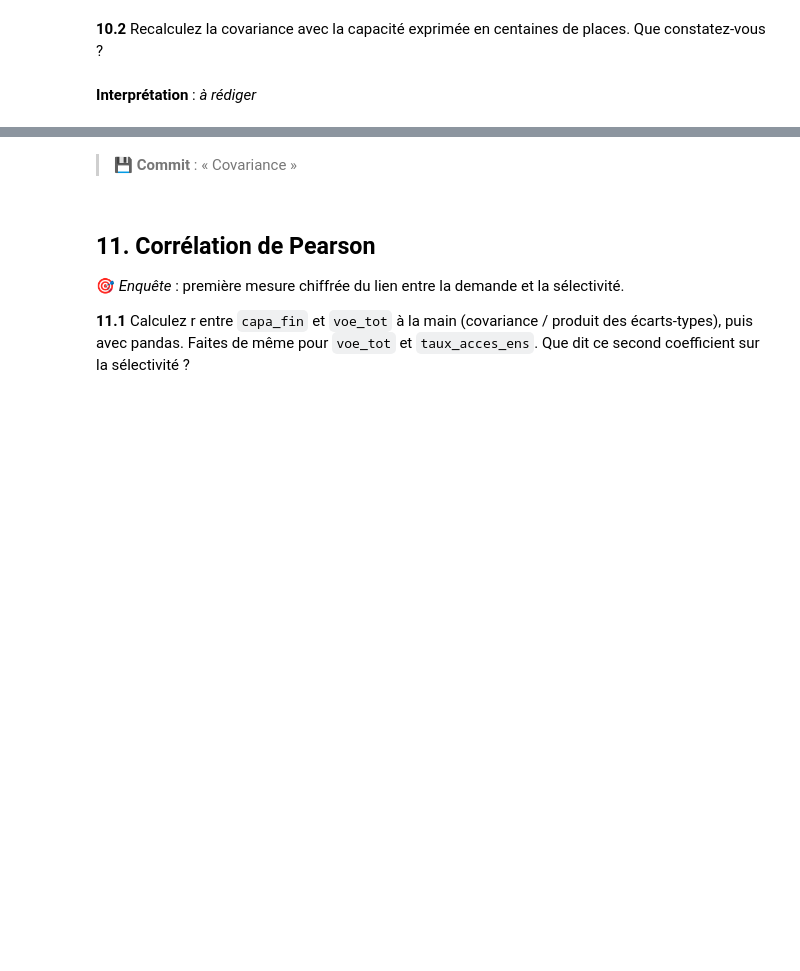
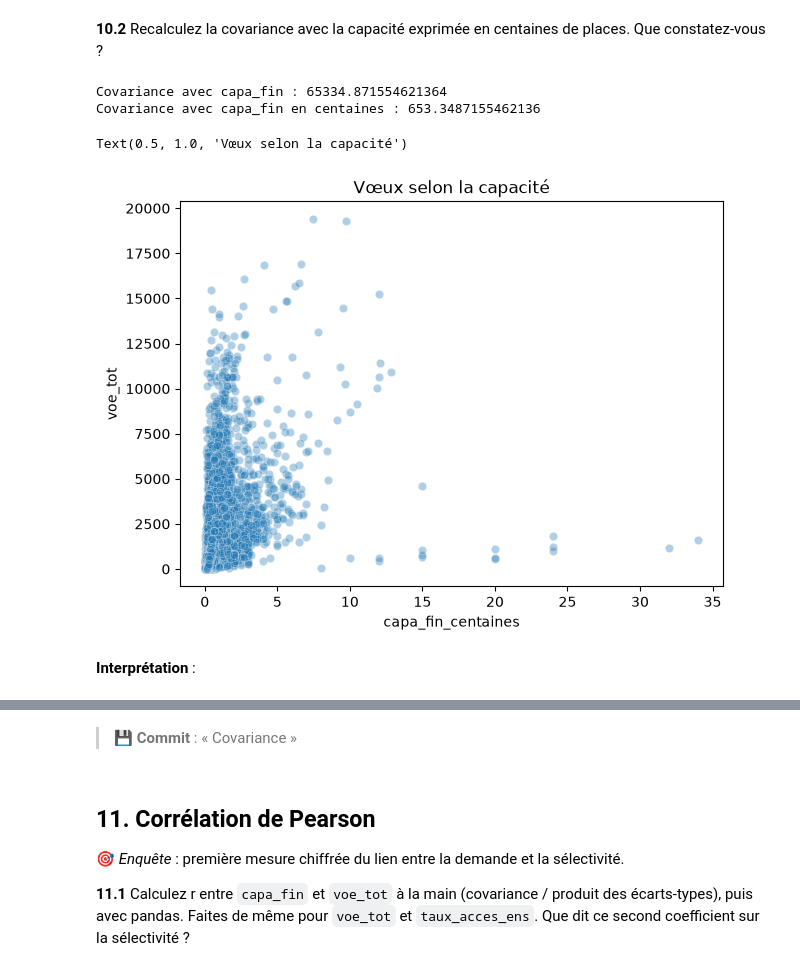
Before and after one commit to Anaisblk/Analyse-Parcoursup, a Jupyter notebook: TP_Parcoursup.ipynb, the cells around one changed output, grey strips where cells are left out. Drawn from its saved outputs; the diff is of its cells as text; code cells hidden in the pictures; blank space fills up the shorter version.

```diff
--- a/TP_Parcoursup.ipynb
+++ b/TP_Parcoursup.ipynb
@@ -776,4 +793,19 @@ Une formation typique a un taux d'accès proche de 54 %, donc environ un candida
 # %% [markdown]
 **10.2** Recalculez la covariance avec la capacité exprimée en centaines de places. Que constatez-vous ?
+# %%
+sub = df[["capa_fin", "voe_tot"]].dropna().copy()
+sub["capa_fin_centaines"] = sub["capa_fin"] / 100
+print("Covariance avec capa_fin :", sub["capa_fin"].cov(sub["voe_tot"]))
+print("Covariance avec capa_fin en centaines :", sub["capa_fin_centaines"].cov(sub["voe_tot"]))
+
+#nuage de points de capa_fin_100 et voe_tot
+plt.figure(figsize=(7, 5))
+sns.scatterplot(data=sub, x="capa_fin_centaines", y="voe_tot", alpha=0.35)
+plt.title("Vœux selon la capacité")
+# %% [output]
+Covariance avec capa_fin : 65334.871554621364
+Covariance avec capa_fin en centaines : 653.3487155462136
+Text(0.5, 1.0, 'Vœux selon la capacité')
+[figure, added]
 # %% [markdown]
-**Interprétation** : _à rédiger_
+**Interprétation** :
```
Also changed, not shown: parts of 20 cells of this notebook.
